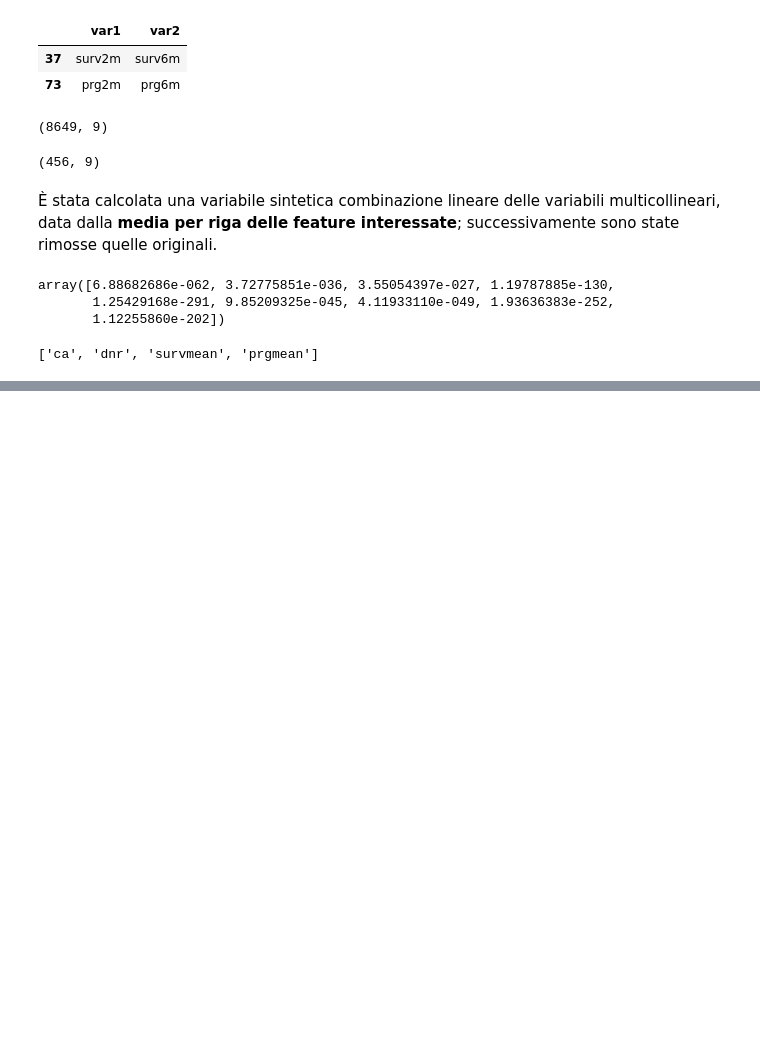
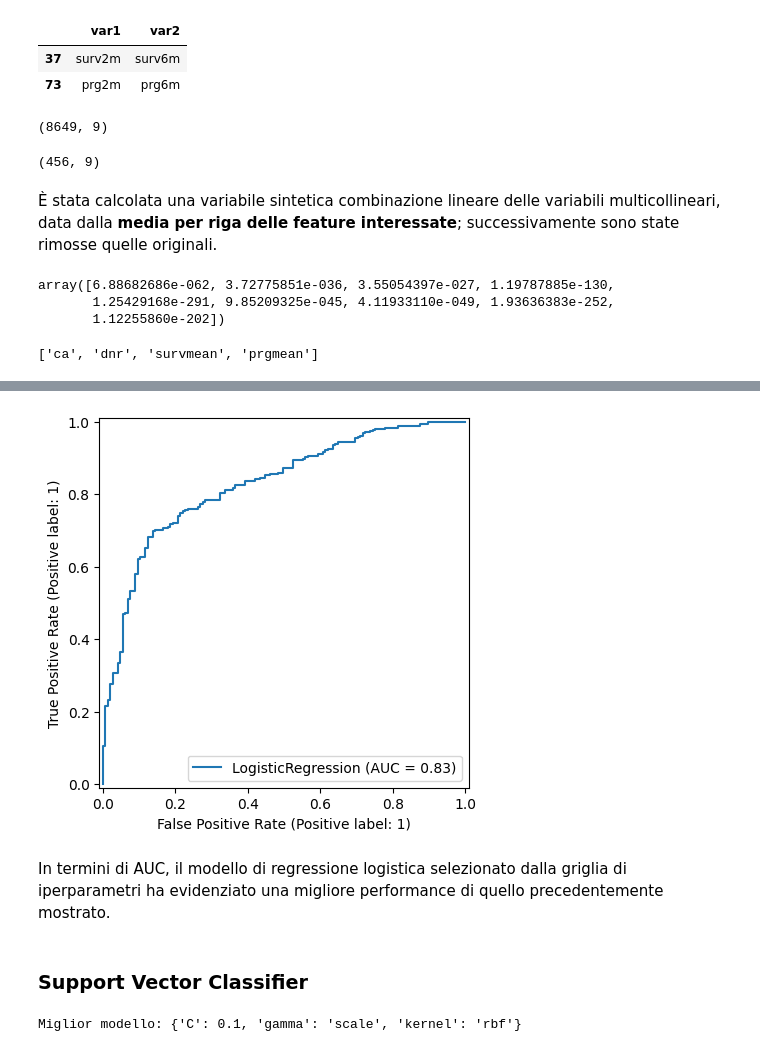
Before and after one commit to alberto-rampulla/big-data-course, a Jupyter notebook: 04_Classificazione/Classificazione-binaria.ipynb, the cells around one changed output, grey strips where cells are left out. Saved outputs shown, nothing was run; the diff lists cells and outputs as text; code cells hidden in the pictures; blank space fills up the shorter version.

```diff
--- a/04_Classificazione/Classificazione-binaria.ipynb
+++ b/04_Classificazione/Classificazione-binaria.ipynb
@@ -284,0 +329,15 @@ X_tr_skb.columns.to_list()
+# %%
+# Esempio alternativo con regressione logistica
+from sklearn.linear_model import LogisticRegression
+lr = LogisticRegression(solver = 'liblinear', random_state = 42)
+# Il parametro C controlla la forza della regolarizzazione, più è piccolo più è forte
+param_grid = {
+    'C': [0.01, 0.1, 1, 10, 100],
+    'penalty': ['l1', 'l2']
+}
+grid_lr = GridSearchCV(estimator = lr, param_grid = param_grid, cv = 5, n_jobs = -1)
+grid_lr.fit(X_tr_skb, y_tr)
+print("Miglior modello:", grid_lr.best_params_)
+
+best_lr = grid_lr.best_estimator_
+y_pred_lr = best_lr.predict(X_te_skb)
@@ -284,0 +357,26 @@ X_tr_skb.columns.to_list()
+# %%
+auc_disp_lr = RocCurveDisplay.from_estimator(best_lr, X_te_skb, y_te)
+# %% [output]
+[figure, added]
+# %% [markdown]
+In termini di AUC, il modello di regressione logistica selezionato dalla griglia di iperparametri ha evidenziato una migliore performance di quello precedentemente mostrato.
+# %% [markdown]
+### Support Vector Classifier
+# %%
+# Esempio alternativo con SVM: il support vector classifier
+from sklearn.svm import SVC
+svc = SVC(random_state= 42)
+param_grid = {
+    'kernel': ['linear', 'rbf'], #, 'poly' per kernel polinomiale
+    'C': [0.1, 1, 10],
+    'gamma': ['scale', 'auto'],
+    # 'degree': [3, 4, 5] #solo per kernel polinomiale
+}
+
+grid_svc = GridSearchCV(estimator = svc, param_grid = param_grid, cv = 5, n_jobs = -1)
+grid_svc.fit(X_tr_skb, y_tr)
+print("Miglior modello:", grid_svc.best_params_)
+best_svc = grid_svc.best_estimator_
+y_pred_svc = best_svc.predict(X_te_skb)
+# %% [output]
+Miglior modello: {'C': 0.1, 'gamma': 'scale', 'kernel': 'rbf'}
```
Also changed, not shown: parts of 17 cells of this notebook.
